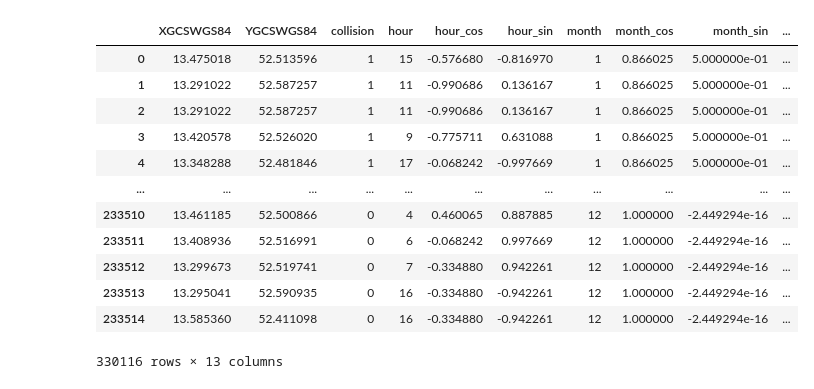
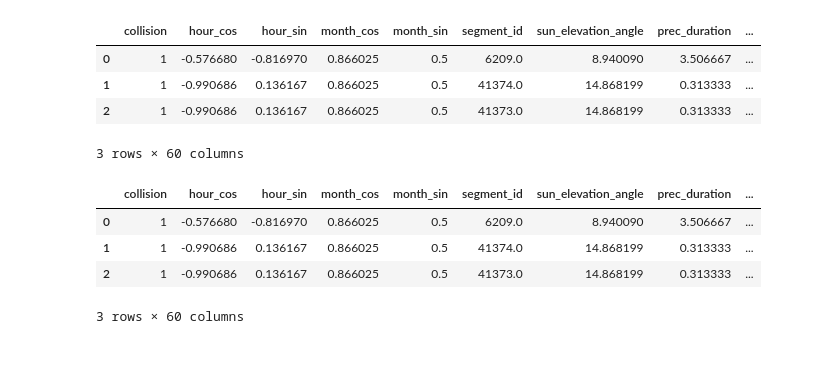
Before and after one commit to benediktstroebl/Traffic-Accident-Prediction-Berlin, a Jupyter notebook: codes/rand_forest_baseline.ipynb, the cells around one changed output. Drawn from its saved outputs; the diff is of its cells as text; code cells hidden in the pictures; blank space fills up the shorter version.

```diff
--- a/codes/rand_forest_baseline.ipynb
+++ b/codes/rand_forest_baseline.ipynb
@@ -8,17 +22,20 @@ from sklearn import metrics
+# %%
+data_train_small = pd.read_csv('../data/output/train_data_small.csv').dropna()
+data_test_small = pd.read_csv('../data/output/test_data_small.csv').dropna()
+data_train_small.head(3)
+# %% [output]
+|  | collision | hour_cos | hour_sin | month_cos | month_sin | segment_id | sun_elevation_angle | prec_duration | ... |
+| 0 | 1 | -0.576680 | -0.816970 | 0.866025 | 0.5 | 6209.0 | 8.940090 | 3.506667 | ... |
+| 1 | 1 | -0.990686 | 0.136167 | 0.866025 | 0.5 | 41374.0 | 14.868199 | 0.313333 | ... |
+| 2 | 1 | -0.990686 | 0.136167 | 0.866025 | 0.5 | 41373.0 | 14.868199 | 0.313333 | ... |
+3 rows × 60 columns
 # %%
-data = pd.read_csv('../data/output/full_sample.csv',index_col=[0]).dropna()
-data
+data_train_big = pd.read_csv('../data/output/train_data_big.csv').dropna()
+pd.read_csv('../data/outputdata_test_big/test_data_big.csv').dropna()
+data_train_big.head(3)
 # %% [output]
-|  | XGCSWGS84 | YGCSWGS84 | collision | hour | hour_cos | hour_sin | month | month_cos | month_sin | ... |
-| 0 | 13.475018 | 52.513596 | 1 | 15 | -0.576680 | -0.816970 | 1 | 0.866025 | 5.000000e-01 | ... |
-| 1 | 13.291022 | 52.587257 | 1 | 11 | -0.990686 | 0.136167 | 1 | 0.866025 | 5.000000e-01 | ... |
-| 2 | 13.291022 | 52.587257 | 1 | 11 | -0.990686 | 0.136167 | 1 | 0.866025 | 5.000000e-01 | ... |
-| 3 | 13.420578 | 52.526020 | 1 | 9 | -0.775711 | 0.631088 | 1 | 0.866025 | 5.000000e-01 | ... |
-| 4 | 13.348288 | 52.481846 | 1 | 17 | -0.068242 | -0.997669 | 1 | 0.866025 | 5.000000e-01 | ... |
-| ... | ... | ... | ... | ... | ... | ... | ... | ... | ... | ... |
-| 233510 | 13.461185 | 52.500866 | 0 | 4 | 0.460065 | 0.887885 | 12 | 1.000000 | -2.449294e-16 | ... |
-| 233511 | 13.408936 | 52.516991 | 0 | 6 | -0.068242 | 0.997669 | 12 | 1.000000 | -2.449294e-16 | ... |
-| 233512 | 13.299673 | 52.519741 | 0 | 7 | -0.334880 | 0.942261 | 12 | 1.000000 | -2.449294e-16 | ... |
-| 233513 | 13.295041 | 52.590935 | 0 | 16 | -0.334880 | -0.942261 | 12 | 1.000000 | -2.449294e-16 | ... |
-| 233514 | 13.585360 | 52.411098 | 0 | 16 | -0.334880 | -0.942261 | 12 | 1.000000 | -2.449294e-16 | ... |
+|  | collision | hour_cos | hour_sin | month_cos | month_sin | segment_id | sun_elevation_angle | prec_duration | ... |
+| 0 | 1 | -0.576680 | -0.816970 | 0.866025 | 0.5 | 6209.0 | 8.940090 | 3.506667 | ... |
+| 1 | 1 | -0.990686 | 0.136167 | 0.866025 | 0.5 | 41374.0 | 14.868199 | 0.313333 | ... |
+| 2 | 1 | -0.990686 | 0.136167 | 0.866025 | 0.5 | 41373.0 | 14.868199 | 0.313333 | ... |
-330116 rows × 13 columns
+3 rows × 60 columns
```
Also changed, not shown: parts of 25 cells of this notebook, 3 other files.
